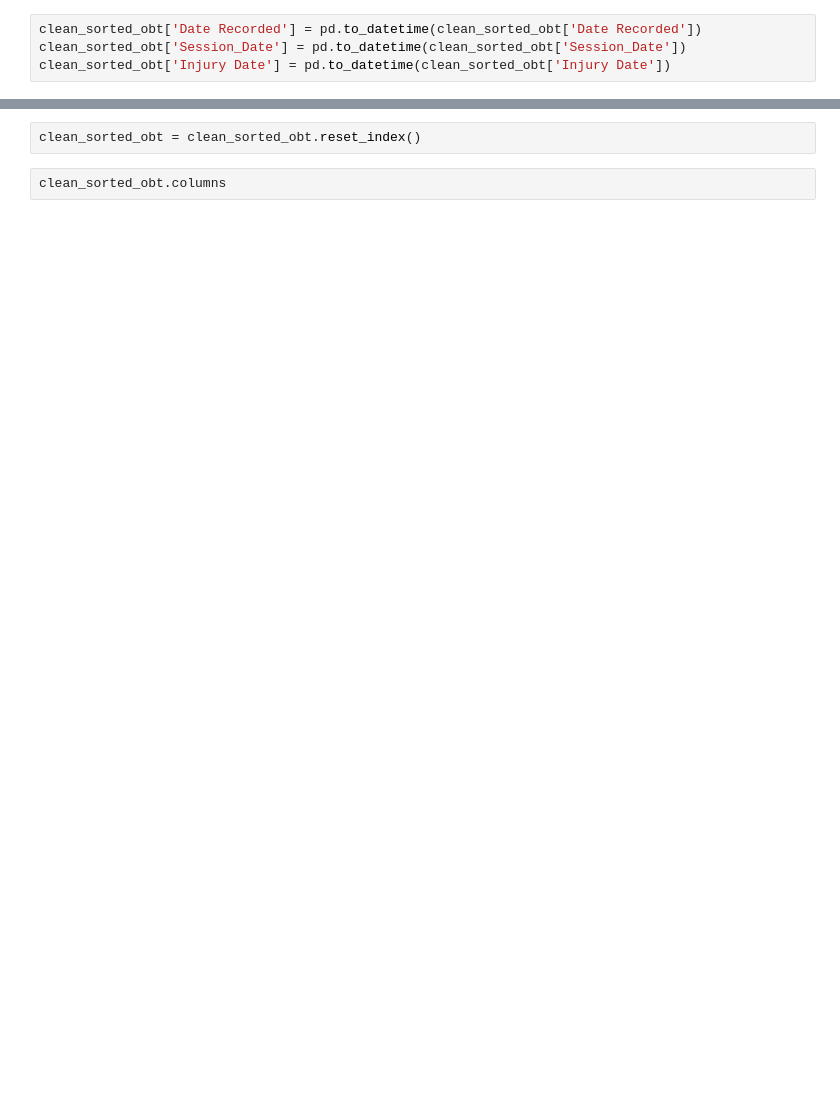
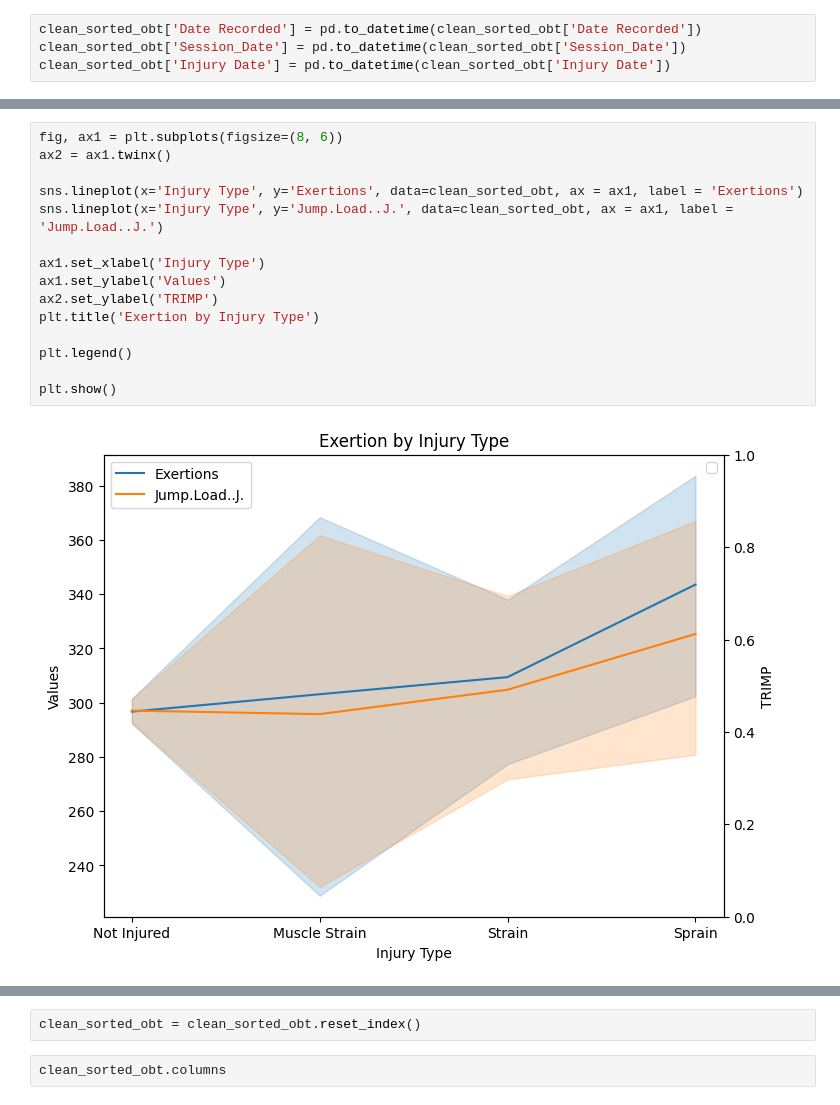
Before and after one commit to sskashya/Stat_padding-DataScience-Competition, a Jupyter notebook: ds_comp_eda.ipynb, the cells around one changed output, grey strips where cells are left out. Cells and saved outputs as stored; diff of their text form; blank space fills up the shorter version.

```diff
--- a/ds_comp_eda.ipynb
+++ b/ds_comp_eda.ipynb
@@ -359,0 +533,17 @@ Name: Recovery Time (days), dtype: float64
+# %%
+fig, ax1 = plt.subplots(figsize=(8, 6))
+ax2 = ax1.twinx()
+
+sns.lineplot(x='Injury Type', y='Exertions', data=clean_sorted_obt, ax = ax1, label = 'Exertions')
+sns.lineplot(x='Injury Type', y='Jump.Load..J.', data=clean_sorted_obt, ax = ax1, label = 'Jump.Load..J.')
+
+ax1.set_xlabel('Injury Type')
+ax1.set_ylabel('Values')
+ax2.set_ylabel('TRIMP')
+plt.title('Exertion by Injury Type')
+
+plt.legend()
+
+plt.show()
+# %% [output]
+[figure, added]
```
Also changed, not shown: parts of 41 cells of this notebook.
